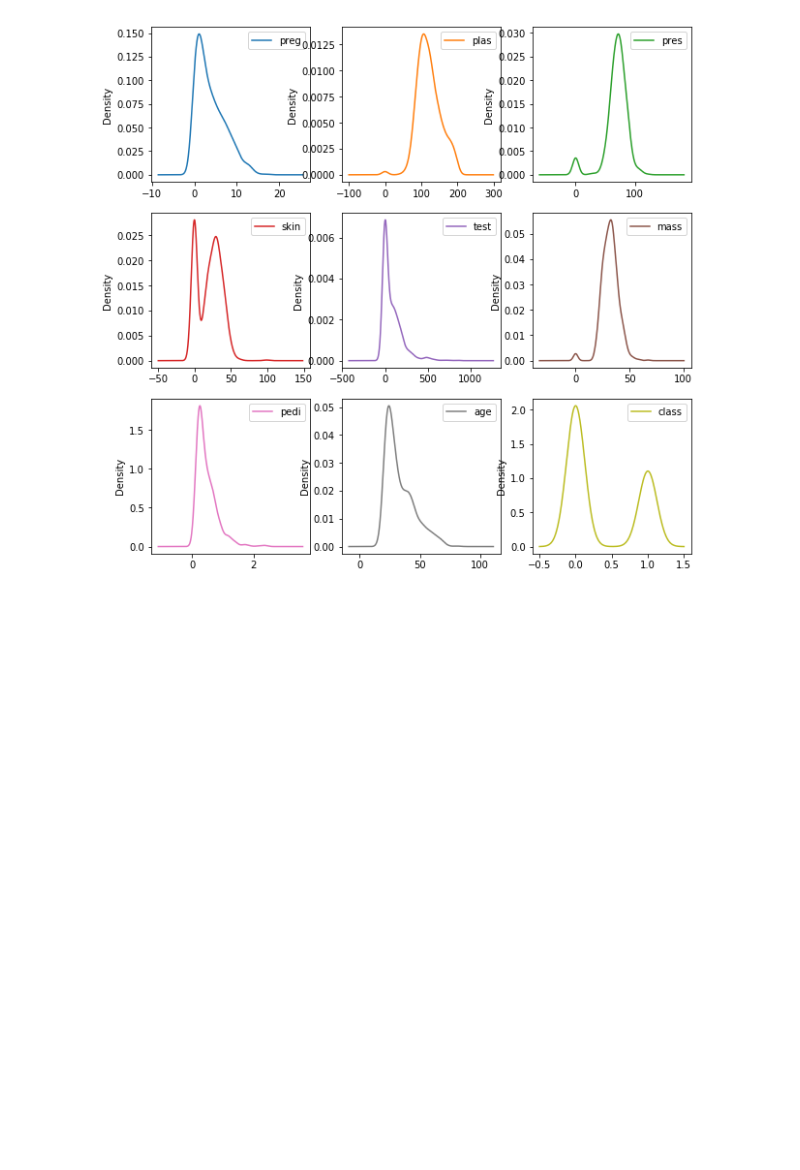
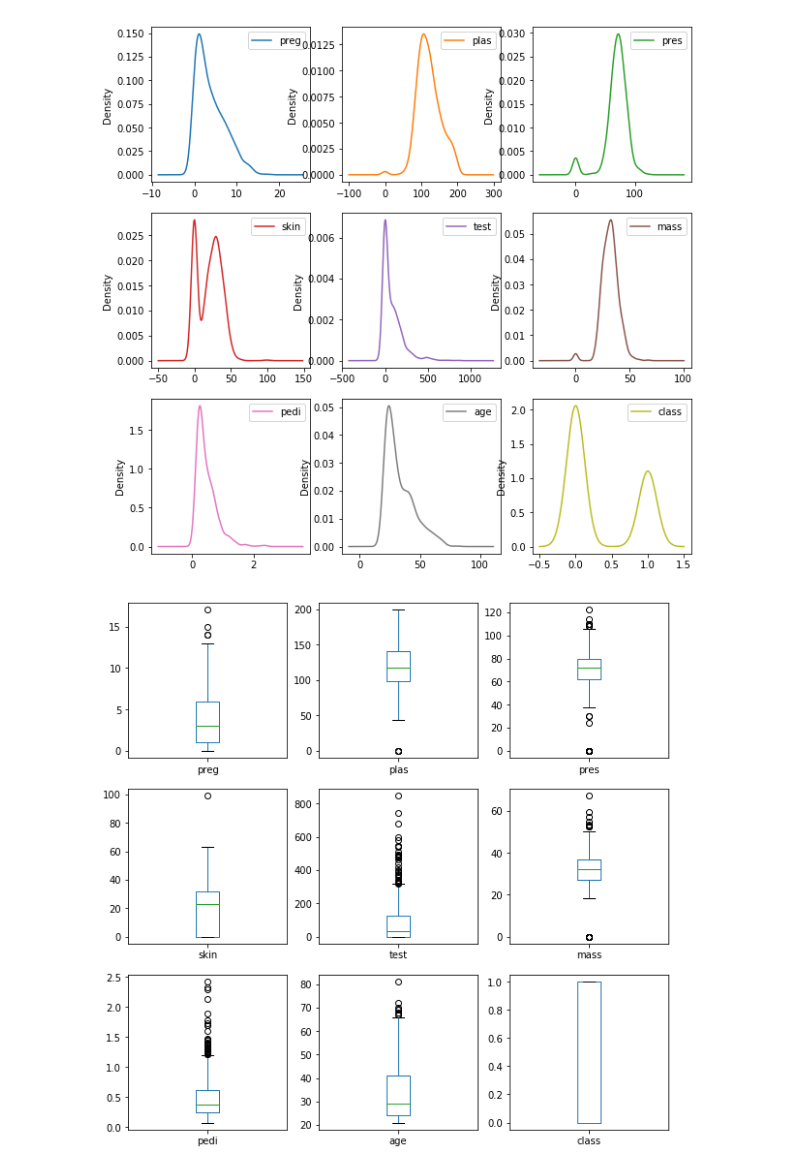
Before and after one commit to aasuncion/Python-ML-Basics, a Jupyter notebook: Ch06_Understanding_Data_Plots.ipynb, the cells around one changed output. Drawn from its saved outputs; the diff is of its cells as text; code cells hidden in the pictures; blank space fills up the shorter version.

```diff
--- a/Ch06_Understanding_Data_Plots.ipynb
+++ b/Ch06_Understanding_Data_Plots.ipynb
@@ -4,11 +4,12 @@
 # %% [markdown]
 ## Pandas loading csv
 # %%
-from matplotlib import pyplot
+from matplotlib import pyplot as plt
 from pandas import read_csv
 filename = '/Users/albertasuncion_mac/Documents/SMU/Python/machine_learning_mastery_with_python/Data/pima-indians-diabetes.csv'
+url = 'https://raw.githubusercontent.com/jbrownlee/Datasets/master/pima-indians-diabetes.data.csv'
 names = ['preg', 'plas', 'pres', 'skin', 'test', 'mass', 'pedi', 'age', 'class']
-data = read_csv(filename, names=names)
+data = read_csv(url, names=names)
 print(data.shape)
 # %% [output]
 (768, 9)
@@ -39,3 +40,8 @@ data.plot(kind='density', subplots=True, layout=(3,3), sharex=False, figsize=(10
 pyplot.show()
 # %% [output]
 [figure]
+# %%
+data.plot(kind='box', subplots=True, layout=(3,3), sharex=False, sharey=False, figsize=(10,10))
+plt.show()
+# %% [output]
+[figure, added]
```
Also changed, not shown: parts of 1 cell of this notebook.
